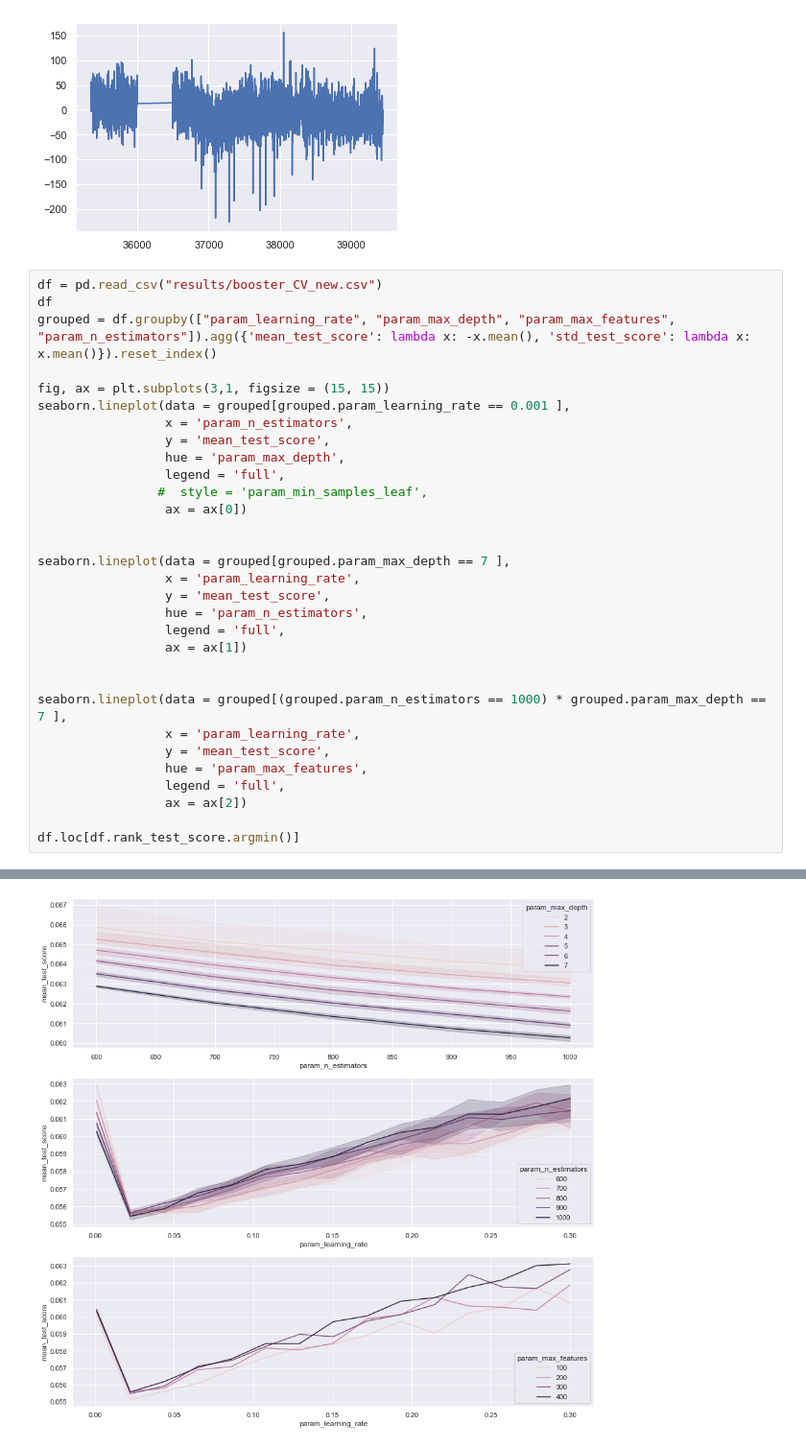
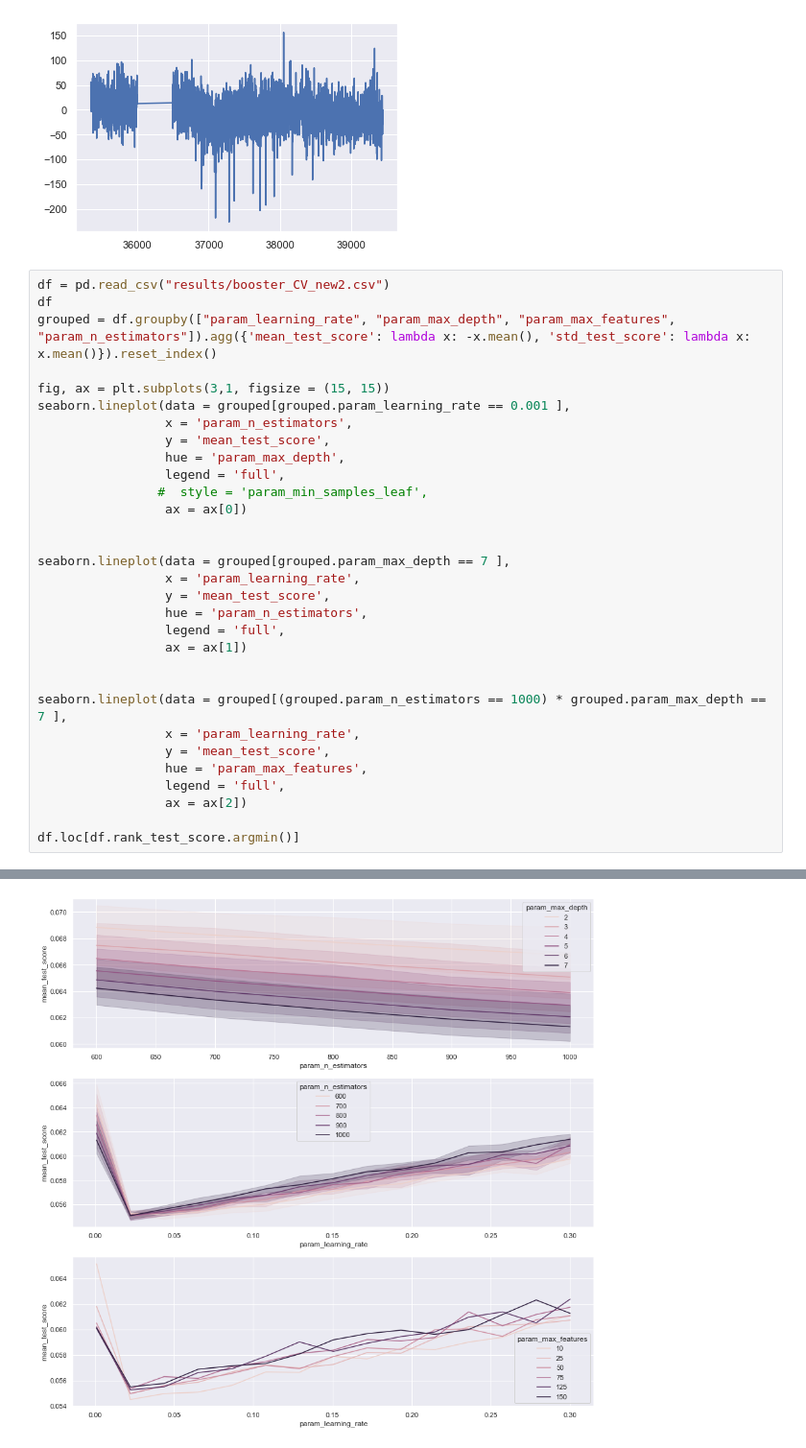
Before and after one commit to MatildeDP/ComputationalDataAnalysisProject, a Jupyter notebook: RandomForest.ipynb, the cells around one changed output, grey strips where cells are left out. Shown at 96% size. Drawn from its saved outputs; the diff is of its cells as text.

Commit message:
results

```diff
--- a/RandomForest.ipynb
+++ b/RandomForest.ipynb
@@ -439,7 +439,7 @@ plt.plot(X_test[y_test!=0].SeatCapacity * model.predict(X_test)[y_test != 0] - X
 [<matplotlib.lines.Line2D at 0x...>]
 [figure]
 # %%
-df = pd.read_csv("results/booster_CV_new.csv")
+df = pd.read_csv("results/booster_CV_new2.csv")
 df
 grouped = df.groupby(["param_learning_rate", "param_max_depth", "param_max_features", "param_n_estimators"]).agg({'mean_test_score': lambda x: -x.mean(), 'std_test_score': lambda x: x.mean()}).reset_index()
 
@@ -488 +488 @@ Name: 960, dtype: object
-[figure, old version]
+[figure, new version]
```
Also changed, not shown: parts of 1 cell of this notebook, 1 other file.
